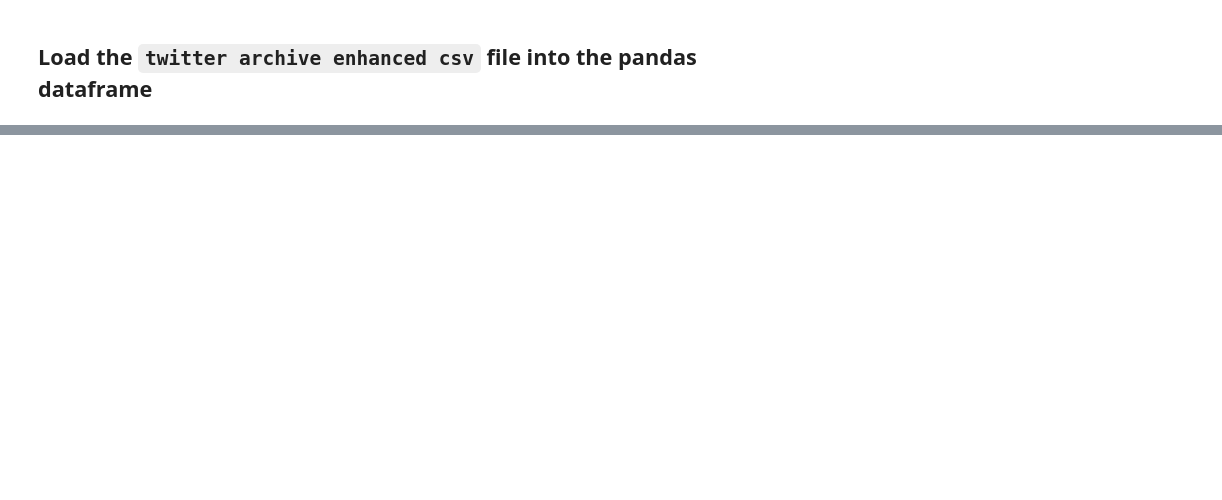
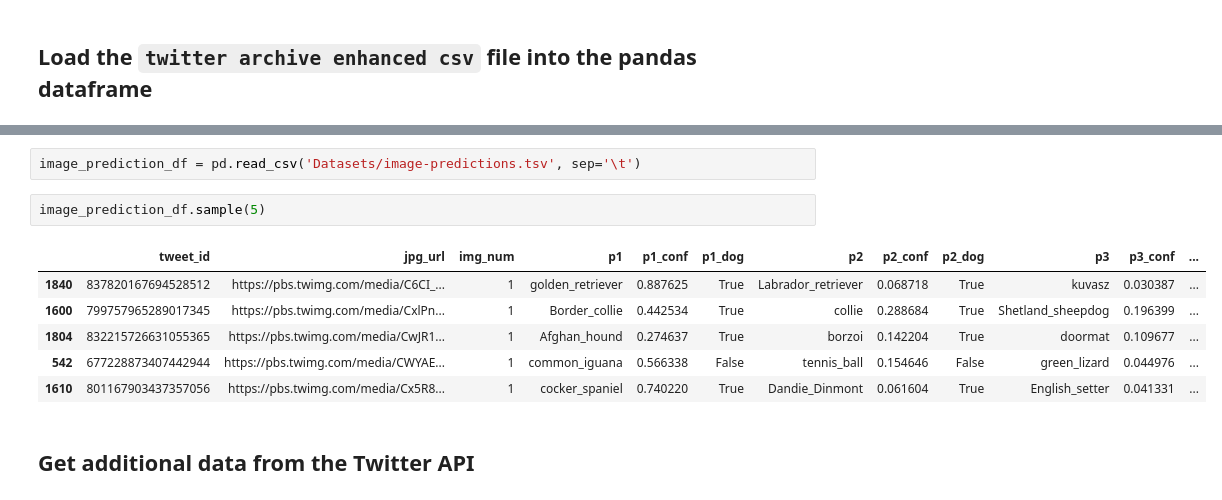
Before and after one commit to Kevson1/Twitter-archive, a Jupyter notebook: DogRate Analysis.ipynb, the cells around one changed output, grey strips where cells are left out. Drawn from its saved outputs; the diff is of its cells as text; blank space fills up the shorter version.

```diff
--- a/DogRate Analysis.ipynb
+++ b/DogRate Analysis.ipynb
@@ -21,0 +41,13 @@ Dog_twits_df.sample(5)
+# %%
+image_prediction_df = pd.read_csv('Datasets/image-predictions.tsv', sep='\t')
+# %%
+image_prediction_df.sample(5)
+# %% [output]
+|  | tweet_id | jpg_url | img_num | p1 | p1_conf | p1_dog | p2 | p2_conf | p2_dog | p3 | p3_conf | ... |
+| 1840 | 837820167694528512 | https://pbs.twimg.com/media/C6CI_... | 1 | golden_retriever | 0.887625 | True | Labrador_retriever | 0.068718 | True | kuvasz | 0.030387 | ... |
+| 1600 | 799757965289017345 | https://pbs.twimg.com/media/CxlPn... | 1 | Border_collie | 0.442534 | True | collie | 0.288684 | True | Shetland_sheepdog | 0.196399 | ... |
+| 1804 | 832215726631055365 | https://pbs.twimg.com/media/CwJR1... | 1 | Afghan_hound | 0.274637 | True | borzoi | 0.142204 | True | doormat | 0.109677 | ... |
+| 542 | 677228873407442944 | https://pbs.twimg.com/media/CWYAE... | 1 | common_iguana | 0.566338 | False | tennis_ball | 0.154646 | False | green_lizard | 0.044976 | ... |
+| 1610 | 801167903437357056 | https://pbs.twimg.com/media/Cx5R8... | 1 | cocker_spaniel | 0.740220 | True | Dandie_Dinmont | 0.061604 | True | English_setter | 0.041331 | ... |
+# %% [markdown]
+## Get additional data from the Twitter API
```
Also changed, not shown: parts of 14 cells of this notebook.
